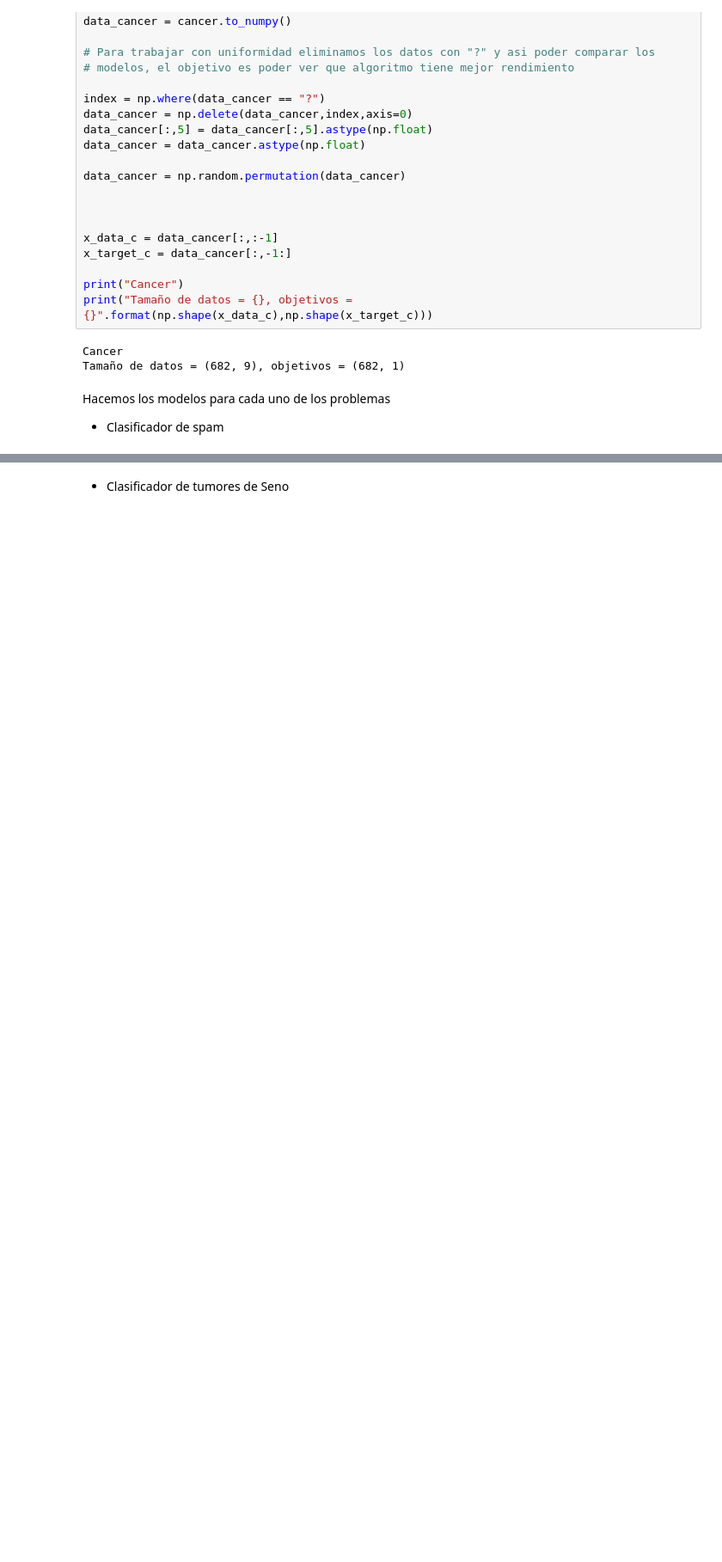
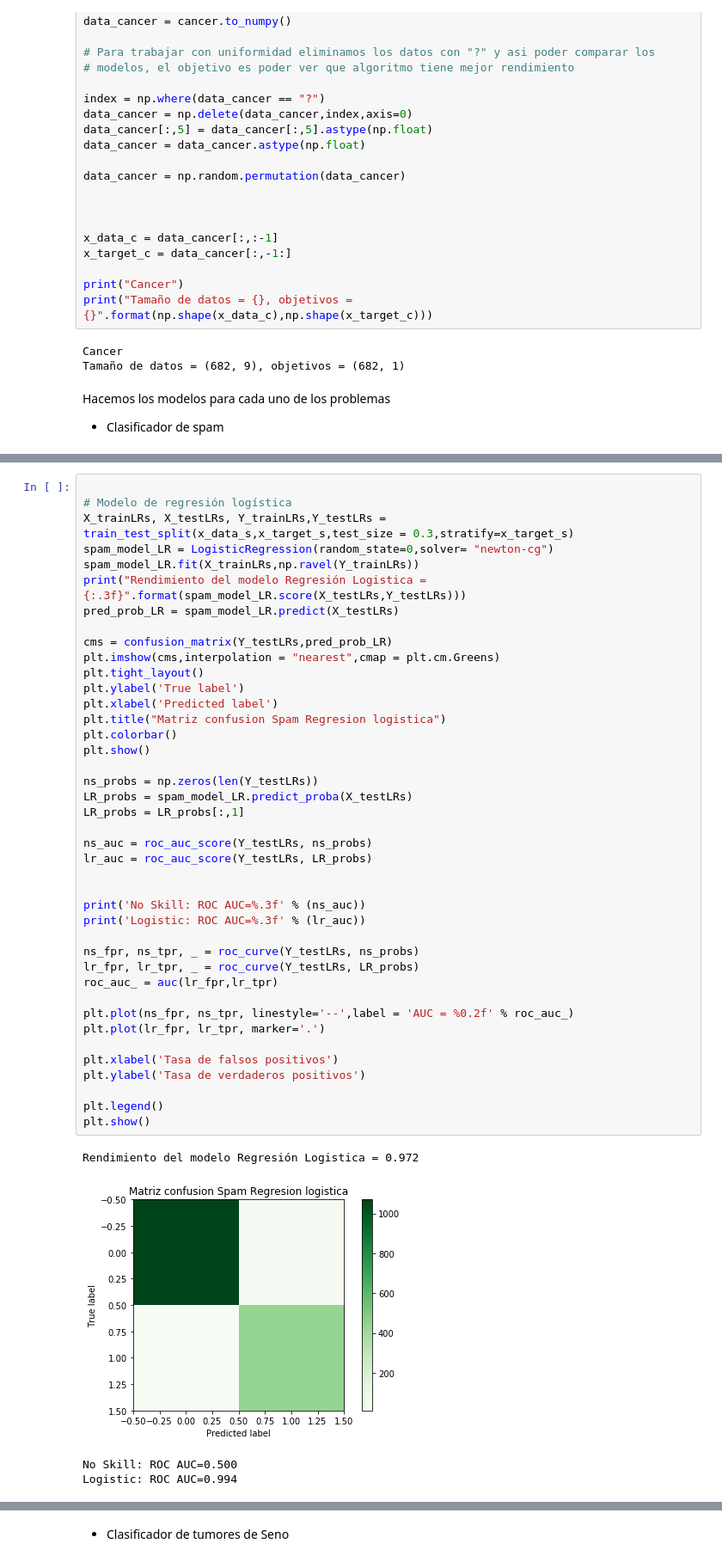
Before and after one commit to jomen93/ML, a Jupyter notebook: Tarea_3/Tarea_3_3.ipynb, the cells around one changed output, grey strips where cells are left out. Shown at 86% size. Cells and saved outputs as stored; diff of their text form; blank space fills up the shorter version.

```diff
--- a/Tarea_3/Tarea_3_3.ipynb
+++ b/Tarea_3/Tarea_3_3.ipynb
@@ -121,0 +143,46 @@ Rendimiento del modelo Regresión Logistica = 0.967
+# %%
+
+# Modelo de regresión logística
+X_trainLRs, X_testLRs, Y_trainLRs,Y_testLRs = train_test_split(x_data_s,x_target_s,test_size = 0.3,stratify=x_target_s)
+spam_model_LR = LogisticRegression(random_state=0,solver= "newton-cg")
+spam_model_LR.fit(X_trainLRs,np.ravel(Y_trainLRs))
+print("Rendimiento del modelo Regresión Logistica = {:.3f}".format(spam_model_LR.score(X_testLRs,Y_testLRs)))
+pred_prob_LR = spam_model_LR.predict(X_testLRs)
+
+cms = confusion_matrix(Y_testLRs,pred_prob_LR)
+plt.imshow(cms,interpolation = "nearest",cmap = plt.cm.Greens)
+plt.tight_layout()
+plt.ylabel('True label')
+plt.xlabel('Predicted label')
+plt.title("Matriz confusion Spam Regresion logistica")
+plt.colorbar()
+plt.show()
+
+ns_probs = np.zeros(len(Y_testLRs))
+LR_probs = spam_model_LR.predict_proba(X_testLRs)
+LR_probs = LR_probs[:,1]
+
+ns_auc = roc_auc_score(Y_testLRs, ns_probs)
+lr_auc = roc_auc_score(Y_testLRs, LR_probs)
+
+
+print('No Skill: ROC AUC=%.3f' % (ns_auc))
+print('Logistic: ROC AUC=%.3f' % (lr_auc))
+
+ns_fpr, ns_tpr, _ = roc_curve(Y_testLRs, ns_probs)
+lr_fpr, lr_tpr, _ = roc_curve(Y_testLRs, LR_probs)
+roc_auc_ = auc(lr_fpr,lr_tpr)
+
+plt.plot(ns_fpr, ns_tpr, linestyle='--',label = 'AUC = %0.2f' % roc_auc_)
+plt.plot(lr_fpr, lr_tpr, marker='.')
+
+plt.xlabel('Tasa de falsos positivos')
+plt.ylabel('Tasa de verdaderos positivos')
+
+plt.legend()
+plt.show()
+# %% [output]
+Rendimiento del modelo Regresión Logistica = 0.972
+[figure, added]
+No Skill: ROC AUC=0.500
+Logistic: ROC AUC=0.994
```
Also changed, not shown: parts of 12 cells of this notebook, 2 other files.
